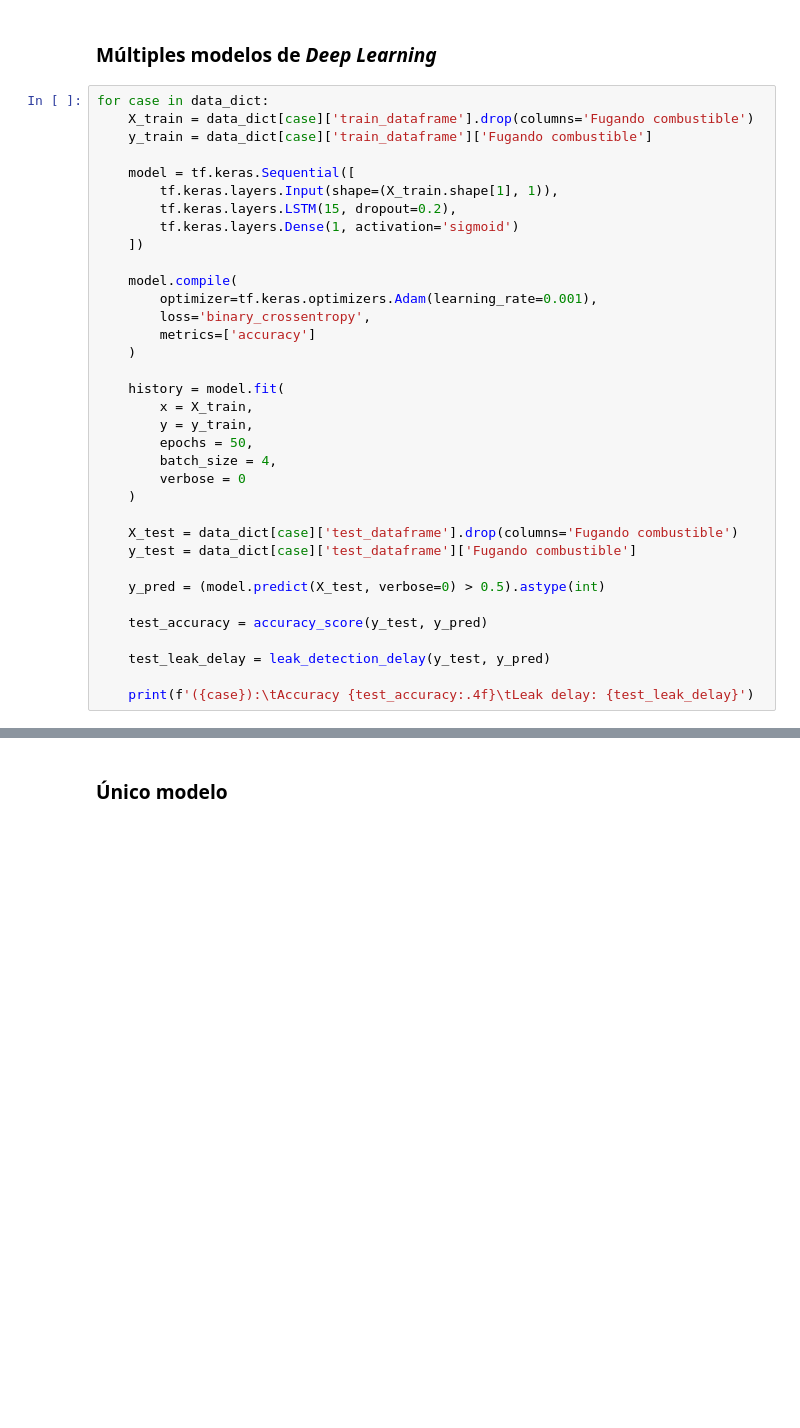
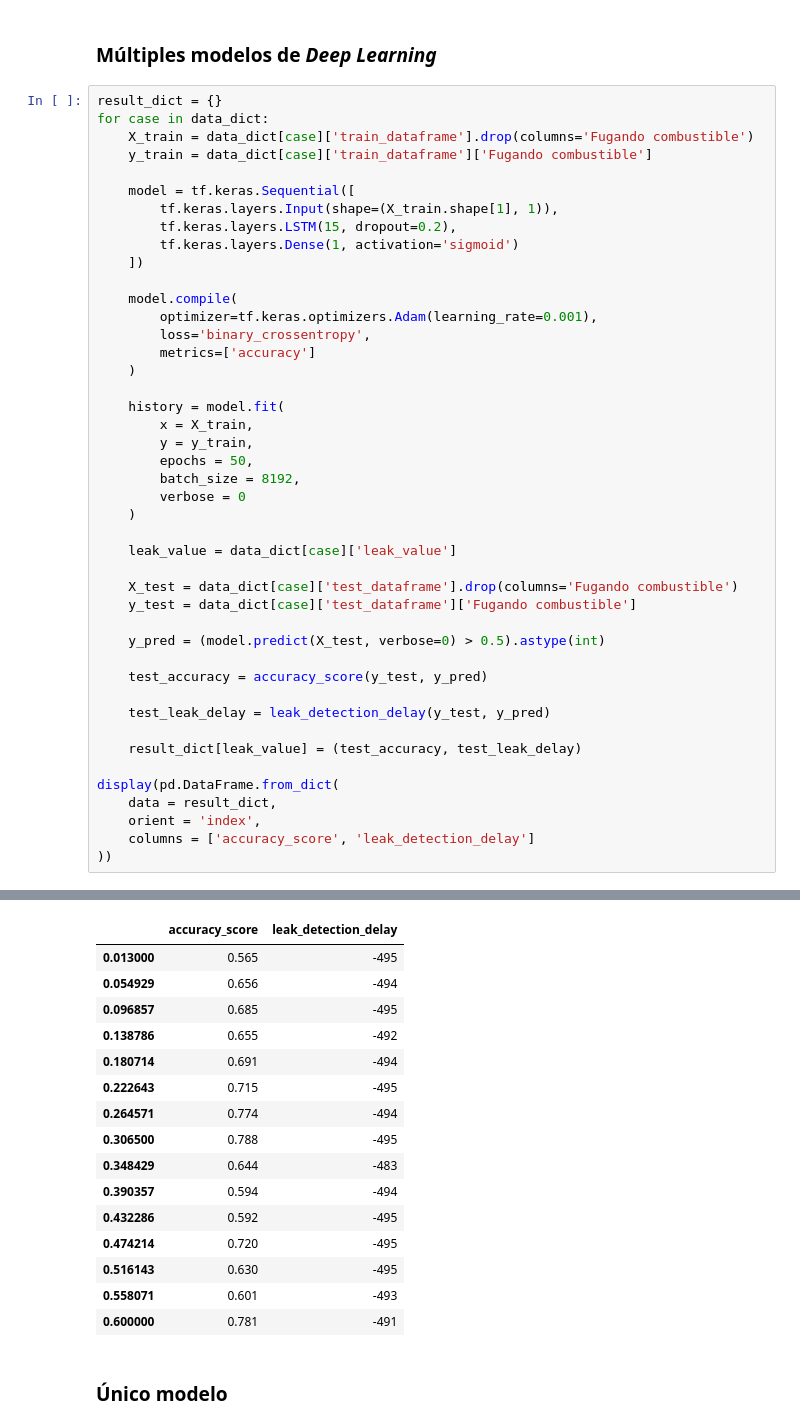
Before and after one commit to alu0101351773/TFM, a Jupyter notebook: src/project/main.ipynb, the cells around one changed output, grey strips where cells are left out. Saved outputs shown, nothing was run; the diff lists cells and outputs as text; blank space fills up the shorter version.

Commit message:
resultados de modelos mostrados en dataframes

```diff
--- a/src/project/main.ipynb
+++ b/src/project/main.ipynb
@@ -708,6 +728,7 @@ eval_classic_model(xgb_classifier, xgb_param_grid)
 # %% [markdown]
 ### Múltiples modelos de _Deep Learning_
 # %%
+result_dict = {}
 for case in data_dict:
     X_train = data_dict[case]['train_dataframe'].drop(columns='Fugando combustible')
     y_train = data_dict[case]['train_dataframe']['Fugando combustible']
@@ -728,9 +749,11 @@ for case in data_dict:
         x = X_train,
         y = y_train,
         epochs = 50,
-        batch_size = 4,
+        batch_size = 8192,
         verbose = 0
     )
+
+    leak_value = data_dict[case]['leak_value']
 
     X_test = data_dict[case]['test_dataframe'].drop(columns='Fugando combustible')
     y_test = data_dict[case]['test_dataframe']['Fugando combustible']
@@ -741,5 +764,11 @@ for case in data_dict:
 
     test_leak_delay = leak_detection_delay(y_test, y_pred)
 
-    print(f'({case}):\tAccuracy {test_accuracy:.4f}\tLeak delay: {test_leak_delay}')
+    result_dict[leak_value] = (test_accuracy, test_leak_delay)
+
+display(pd.DataFrame.from_dict(
+    data = result_dict,
+    orient = 'index',
+    columns = ['accuracy_score', 'leak_detection_delay']
+))
 # %% [output]
@@ -761,2 +775,18 @@ for case in data_dict:
+|  | accuracy_score | leak_detection_delay |
+| 0.013000 | 0.565 | -495 |
+| 0.054929 | 0.656 | -494 |
+| 0.096857 | 0.685 | -495 |
+| 0.138786 | 0.655 | -492 |
+| 0.180714 | 0.691 | -494 |
+| 0.222643 | 0.715 | -495 |
+| 0.264571 | 0.774 | -494 |
+| 0.306500 | 0.788 | -495 |
+| 0.348429 | 0.644 | -483 |
+| 0.390357 | 0.594 | -494 |
+| 0.432286 | 0.592 | -495 |
+| 0.474214 | 0.720 | -495 |
+| 0.516143 | 0.630 | -495 |
+| 0.558071 | 0.601 | -493 |
+| 0.600000 | 0.781 | -491 |
 # %% [markdown]
 ### Único modelo
```
Also changed, not shown: parts of 15 cells of this notebook.
